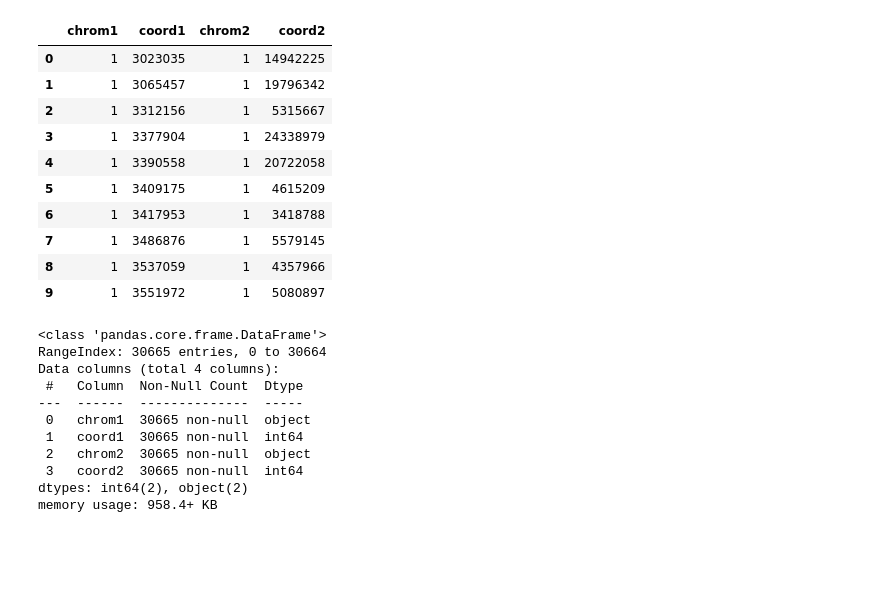
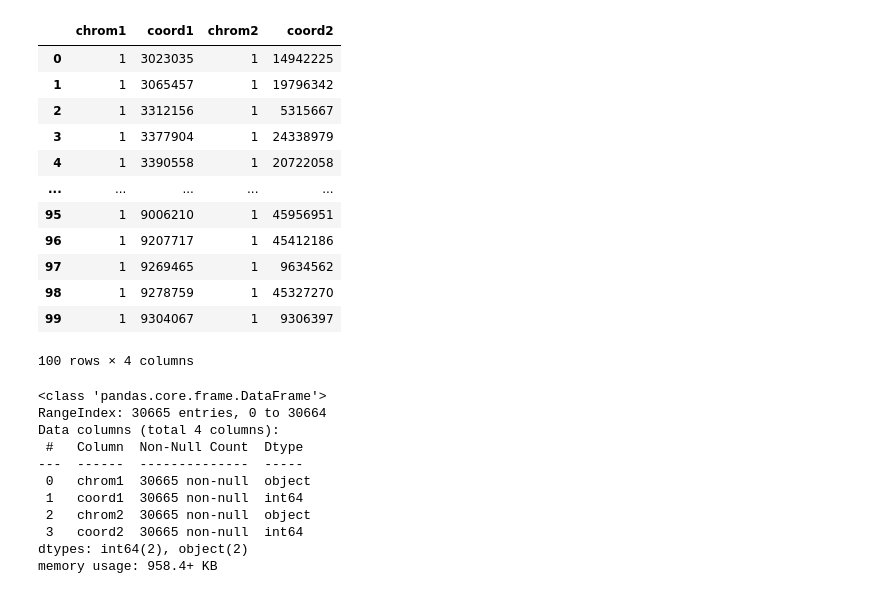
Before and after one commit to tomaszzywicki/scHi-C-Simulations, a Jupyter notebook: km1.ipynb, the cells around one changed output. Saved outputs shown, nothing was run; the diff lists cells and outputs as text; code cells hidden in the pictures; blank space fills up the shorter version.

```diff
--- a/km1.ipynb
+++ b/km1.ipynb
@@ -5,19 +9,21 @@ import matplotlib.pyplot as plt
 # %%
-df = pd.read_csv('.\data\GSM1173493_cell-1.txt', sep='\t')
+df = pd.read_csv('GSM1173493_cell-1.txt', sep='\t')
 # %%
-df.head(10)
+df.head(100)
 # %% [output]
 |  | chrom1 | coord1 | chrom2 | coord2 |
 | 0 | 1 | 3023035 | 1 | 14942225 |
 | 1 | 1 | 3065457 | 1 | 19796342 |
 | 2 | 1 | 3312156 | 1 | 5315667 |
 | 3 | 1 | 3377904 | 1 | 24338979 |
 | 4 | 1 | 3390558 | 1 | 20722058 |
-| 5 | 1 | 3409175 | 1 | 4615209 |
-| 6 | 1 | 3417953 | 1 | 3418788 |
-| 7 | 1 | 3486876 | 1 | 5579145 |
-| 8 | 1 | 3537059 | 1 | 4357966 |
-| 9 | 1 | 3551972 | 1 | 5080897 |
+| ... | ... | ... | ... | ... |
+| 95 | 1 | 9006210 | 1 | 45956951 |
+| 96 | 1 | 9207717 | 1 | 45412186 |
+| 97 | 1 | 9269465 | 1 | 9634562 |
+| 98 | 1 | 9278759 | 1 | 45327270 |
+| 99 | 1 | 9304067 | 1 | 9306397 |
+100 rows × 4 columns
 # %%
 df.info()
 # %% [output]
```
Also changed, not shown: parts of 6 cells of this notebook.
